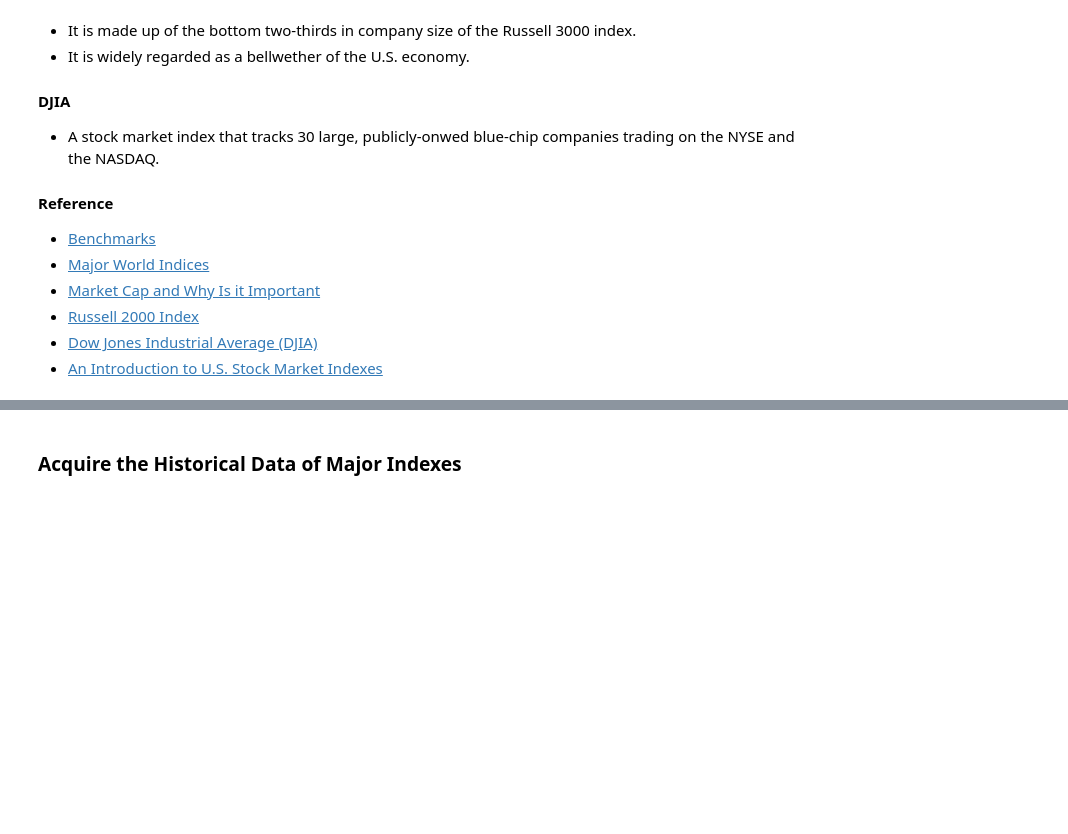
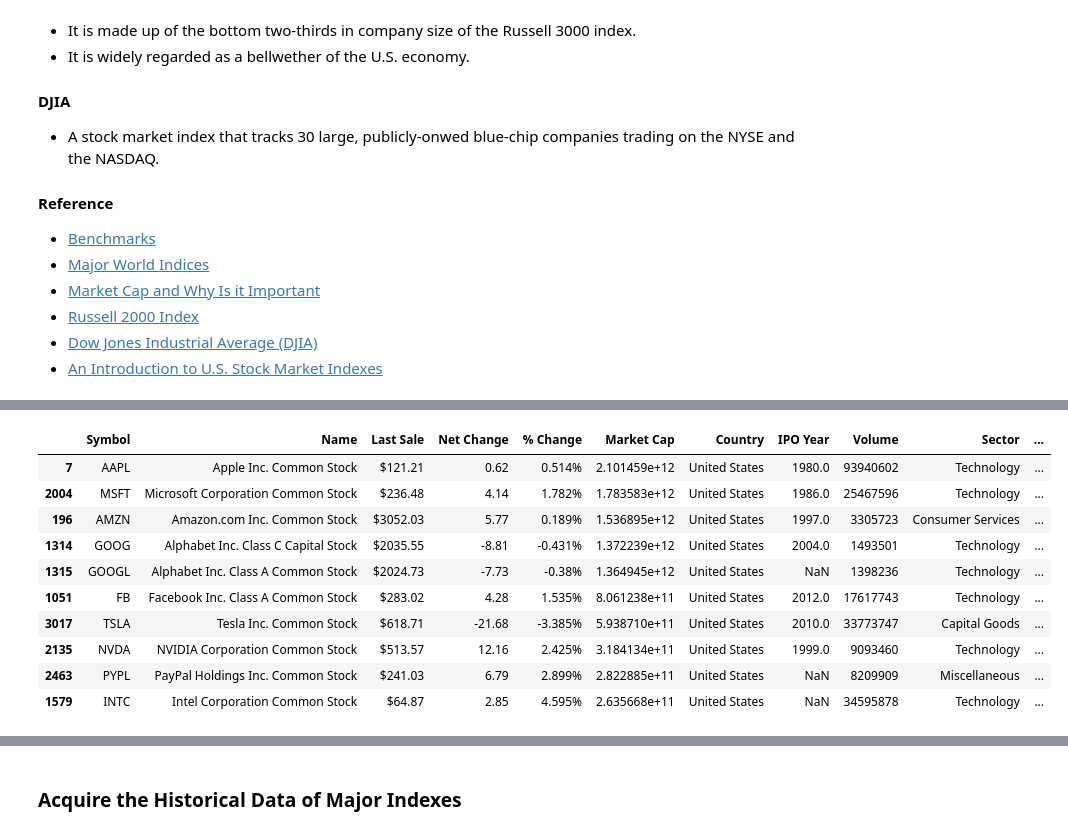
Before and after one commit to Yongliang-Shi/market-prediction, a Jupyter notebook: arks.ipynb, the cells around one changed output, grey strips where cells are left out. Cells and saved outputs as stored; diff of their text form; code cells hidden in the pictures; blank space fills up the shorter version.

```diff
--- a/explore_ark.ipynb
+++ b/arks.ipynb
@@ -87,0 +201,14 @@ warnings.filterwarnings("ignore")
+# %%
+df_nasdaqus.sort_values(by='Market Cap', ascending=False).head(10)
+# %% [output]
+|  | Symbol | Name | Last Sale | Net Change | % Change | Market Cap | Country | IPO Year | Volume | Sector | ... |
+| 7 | AAPL | Apple Inc. Common Stock | $121.21 | 0.62 | 0.514% | 2.101459e+12 | United States | 1980.0 | 93940602 | Technology | ... |
+| 2004 | MSFT | Microsoft Corporation Common Stock | $236.48 | 4.14 | 1.782% | 1.783583e+12 | United States | 1986.0 | 25467596 | Technology | ... |
+| 196 | AMZN | Amazon.com Inc. Common Stock | $3052.03 | 5.77 | 0.189% | 1.536895e+12 | United States | 1997.0 | 3305723 | Consumer Services | ... |
+| 1314 | GOOG | Alphabet Inc. Class C Capital Stock | $2035.55 | -8.81 | -0.431% | 1.372239e+12 | United States | 2004.0 | 1493501 | Technology | ... |
+| 1315 | GOOGL | Alphabet Inc. Class A Common Stock | $2024.73 | -7.73 | -0.38% | 1.364945e+12 | United States | NaN | 1398236 | Technology | ... |
+| 1051 | FB | Facebook Inc. Class A Common Stock | $283.02 | 4.28 | 1.535% | 8.061238e+11 | United States | 2012.0 | 17617743 | Technology | ... |
+| 3017 | TSLA | Tesla Inc. Common Stock | $618.71 | -21.68 | -3.385% | 5.938710e+11 | United States | 2010.0 | 33773747 | Capital Goods | ... |
+| 2135 | NVDA | NVIDIA Corporation Common Stock | $513.57 | 12.16 | 2.425% | 3.184134e+11 | United States | 1999.0 | 9093460 | Technology | ... |
+| 2463 | PYPL | PayPal Holdings Inc. Common Stock | $241.03 | 6.79 | 2.899% | 2.822885e+11 | United States | NaN | 8209909 | Miscellaneous | ... |
+| 1579 | INTC | Intel Corporation Common Stock | $64.87 | 2.85 | 4.595% | 2.635668e+11 | United States | NaN | 34595878 | Technology | ... |
```
Also changed, not shown: parts of 18 cells of this notebook.
